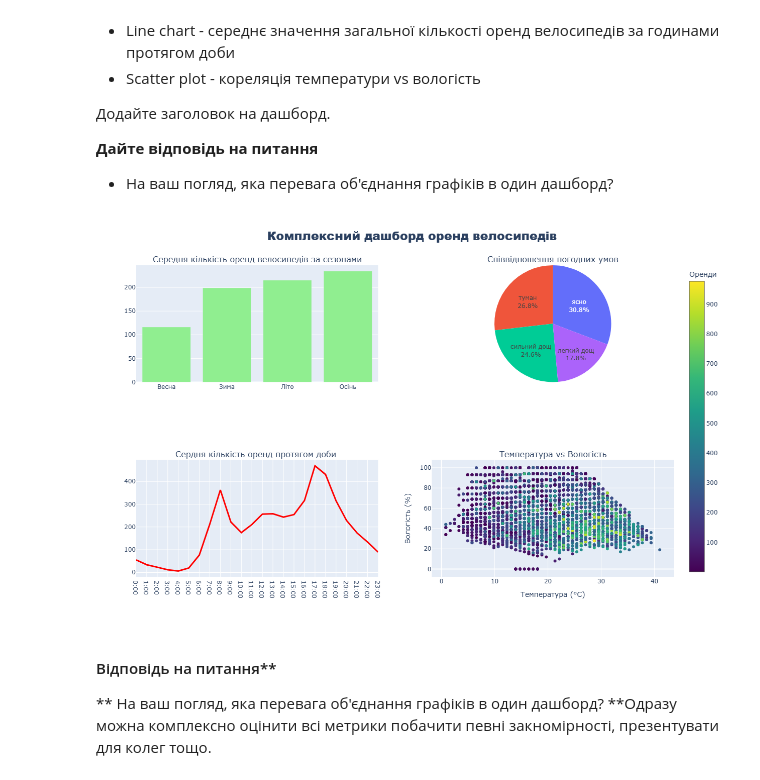
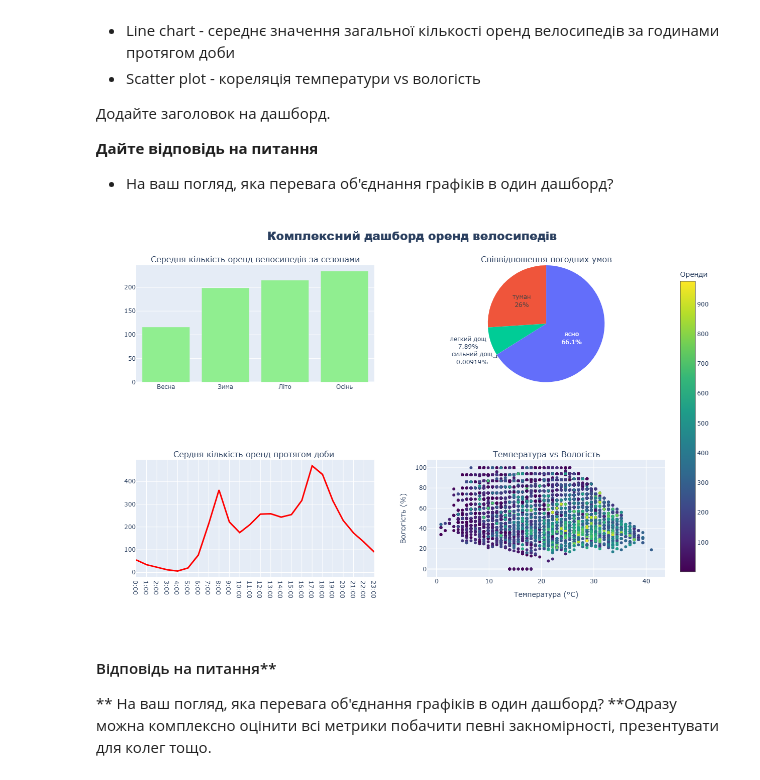
Before and after one commit to LucyHoncharuk/Python_for_data_analitycs_HW, a Jupyter notebook: HW4_Інтерактивні_візуалізації_з_Plotly.ipynb, the cells around one changed output. Saved outputs shown, nothing was run; the diff lists cells and outputs as text; code cells hidden in the pictures.

```diff
--- a/HW4_Інтерактивні_візуалізації_з_Plotly.ipynb
+++ b/HW4_Інтерактивні_візуалізації_з_Plotly.ipynb
@@ -292,7 +280,7 @@ fig.add_trace(
 )
 
  # Графік 2: Пай плот
-wether_count = df.groupby('weather')['count'].mean()
+wether_count = df['weather'].value_counts()
 
 fig.add_trace(
     go.Pie(
@@ -325,37 +313,36 @@ fig.add_trace(
 # Графік 4: Scatter з кольором
 fig.add_trace(
     go.Scatter(
         x=df['temp'],
         y=df['humidity'],
         mode='markers',
         marker=dict(
             color=df['count'],
             colorscale='viridis',
             colorbar=dict(title='Оренди')
         ),
         hovertemplate=(
             'Вологість: %{y}<br>'
             'Температура: %{x}<br>'
-           # Зберегти як HTML
-fig.write_html("dashboard.html") 'Оренди: %{marker.color:.5f}<extra></extra>'
-        )
+            )
+
     ),
     row=2, col=2
 )
 
 fig.update_layout(
     height=800,
     showlegend=False,
     title_text="Комплексний дашборд оренд велосипедів",
     title_x=0.5,
     title_font=dict(size=24, family="Arial Black")
 )
 fig.update_xaxes(title_text='Температура (°C)', row=2, col=2)
 fig.update_yaxes(title_text='Вологість (%)', row=2, col=2)
 
 fig.show()
 # %% [output]
-[figure, old version]
+[figure, new version]
 # %% [markdown]
 ####  Відповідь на питання**
 ** На ваш погляд, яка перевага об'єднання графіків в один дашборд?
```
Also changed, not shown: parts of 8 cells of this notebook, 1 other file.
